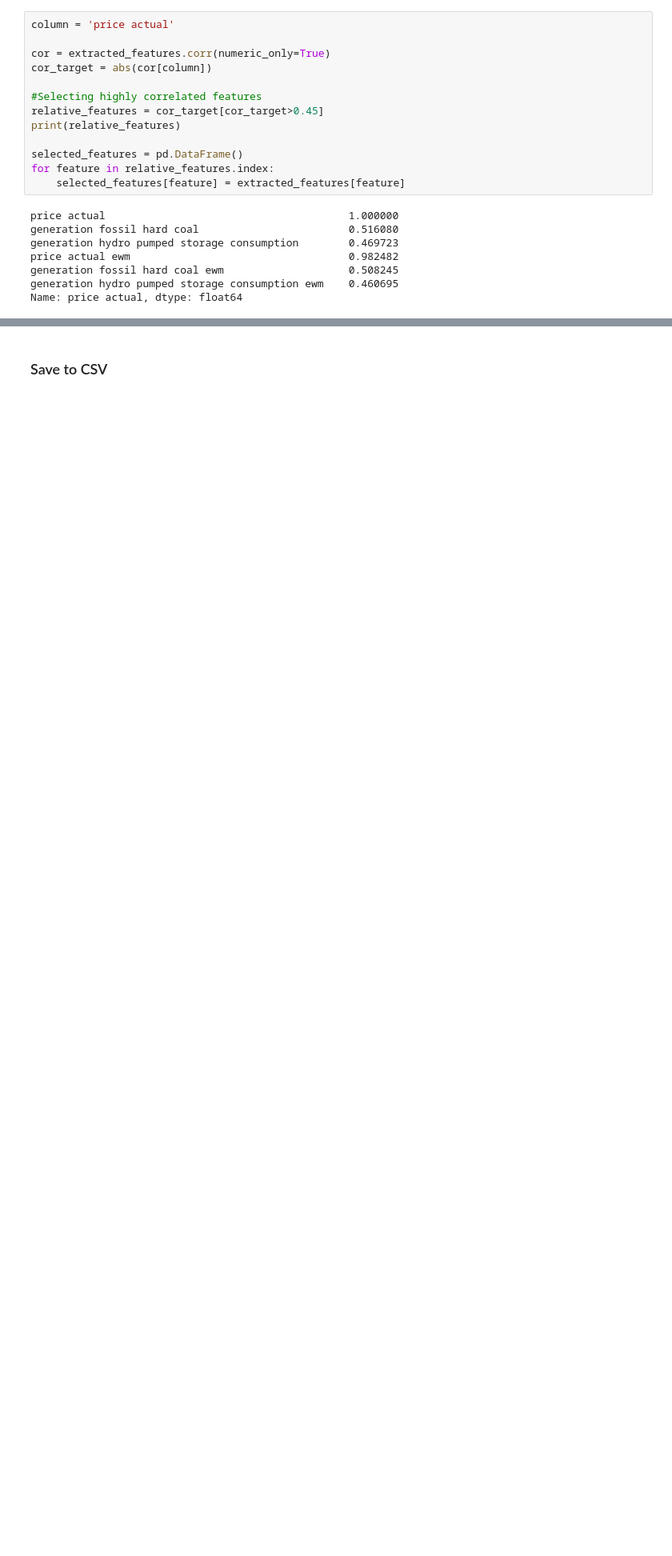
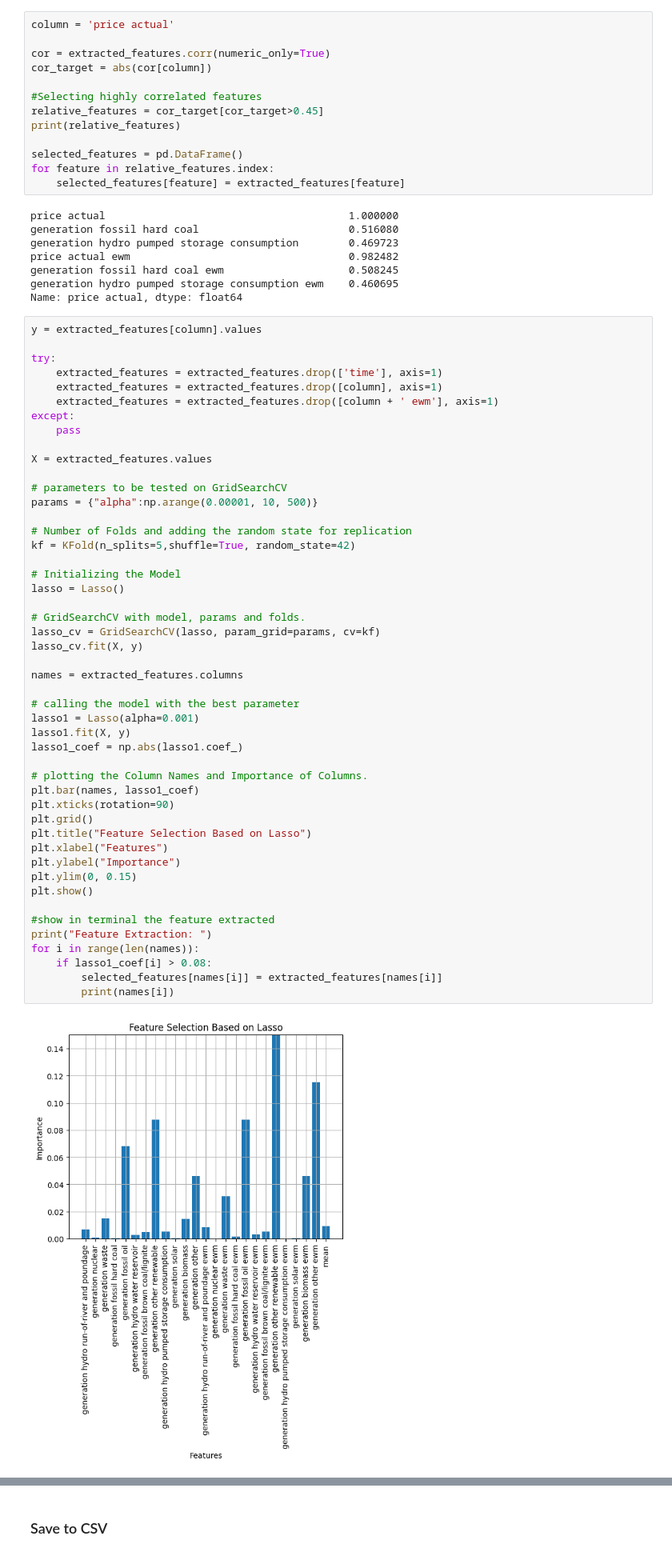
Before and after one commit to Zafewood/IT3212-Data-Powered-Software, a Jupyter notebook: feature_selection.ipynb, the cells around one changed output, grey strips where cells are left out. Shown at 80% size. Cells and saved outputs as stored; diff of their text form; blank space fills up the shorter version.

```diff
--- a/feature_selection.ipynb
+++ b/feature_selection.ipynb
@@ -29,3 +33,53 @@ price actual ewm                                   0.982482
 generation fossil hard coal ewm                    0.508245
 generation hydro pumped storage consumption ewm    0.460695
 Name: price actual, dtype: float64
+# %%
+y = extracted_features[column].values
+
+try:
+    extracted_features = extracted_features.drop(['time'], axis=1)
+    extracted_features = extracted_features.drop([column], axis=1)
+    extracted_features = extracted_features.drop([column + ' ewm'], axis=1)
+except:
+    pass
+
+X = extracted_features.values
+
+# parameters to be tested on GridSearchCV
+params = {"alpha":np.arange(0.00001, 10, 500)}
+
+# Number of Folds and adding the random state for replication
+kf = KFold(n_splits=5,shuffle=True, random_state=42)
+
+# Initializing the Model
+lasso = Lasso()
+
+# GridSearchCV with model, params and folds.
+lasso_cv = GridSearchCV(lasso, param_grid=params, cv=kf)
+lasso_cv.fit(X, y)
+
+names = extracted_features.columns
+
+# calling the model with the best parameter
+lasso1 = Lasso(alpha=0.001)
+lasso1.fit(X, y)
+lasso1_coef = np.abs(lasso1.coef_)
+
+# plotting the Column Names and Importance of Columns.
+plt.bar(names, lasso1_coef)
+plt.xticks(rotation=90)
+plt.grid()
+plt.title("Feature Selection Based on Lasso")
+plt.xlabel("Features")
+plt.ylabel("Importance")
+plt.ylim(0, 0.15)
+plt.show()
+
+#show in terminal the feature extracted
+print("Feature Extraction: ")
+for i in range(len(names)):
+    if lasso1_coef[i] > 0.08:
+        selected_features[names[i]] = extracted_features[names[i]]
+        print(names[i])
+# %% [output]
+[figure, added]
```
Also changed, not shown: parts of 3 cells of this notebook, 2 other files.
